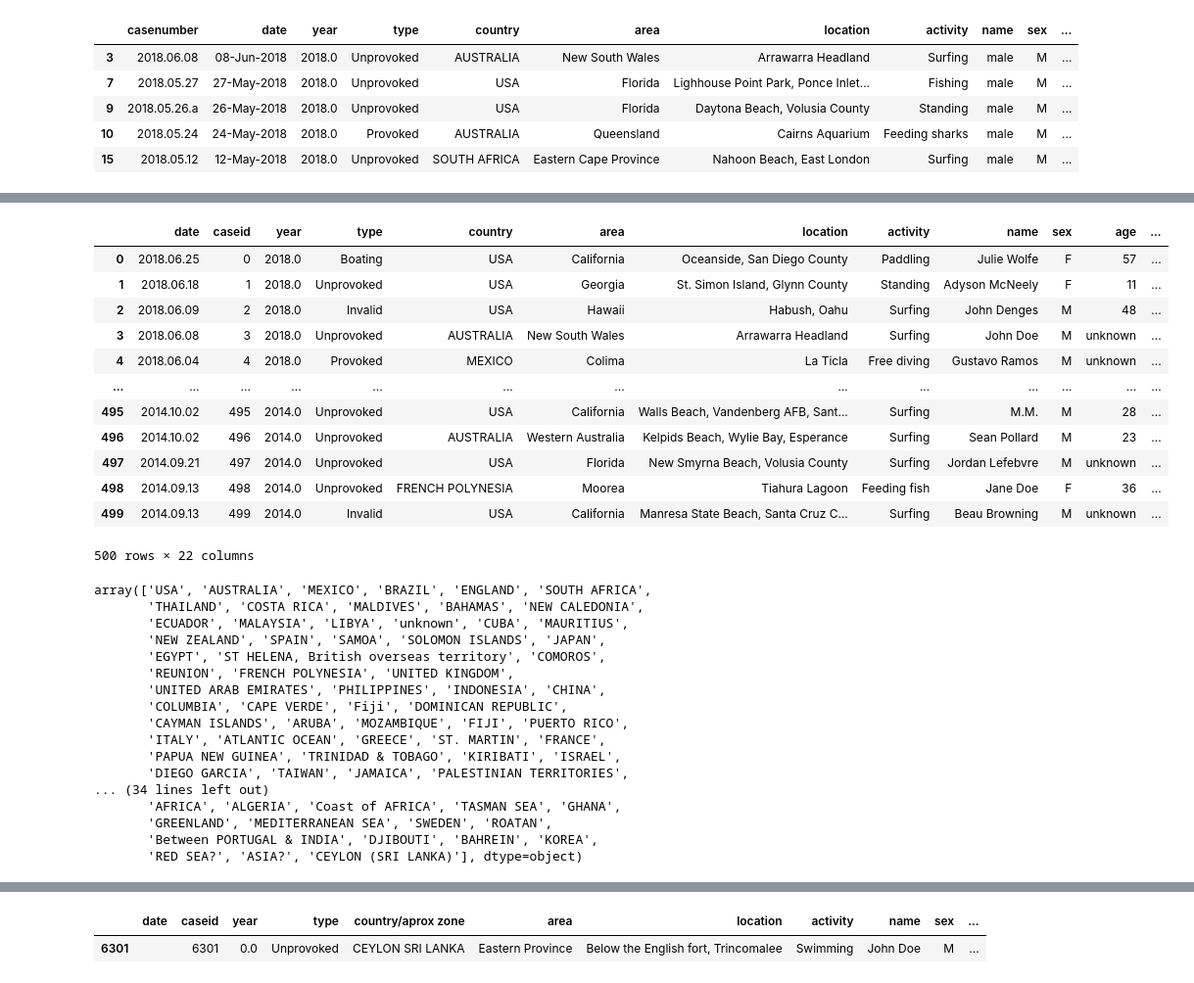
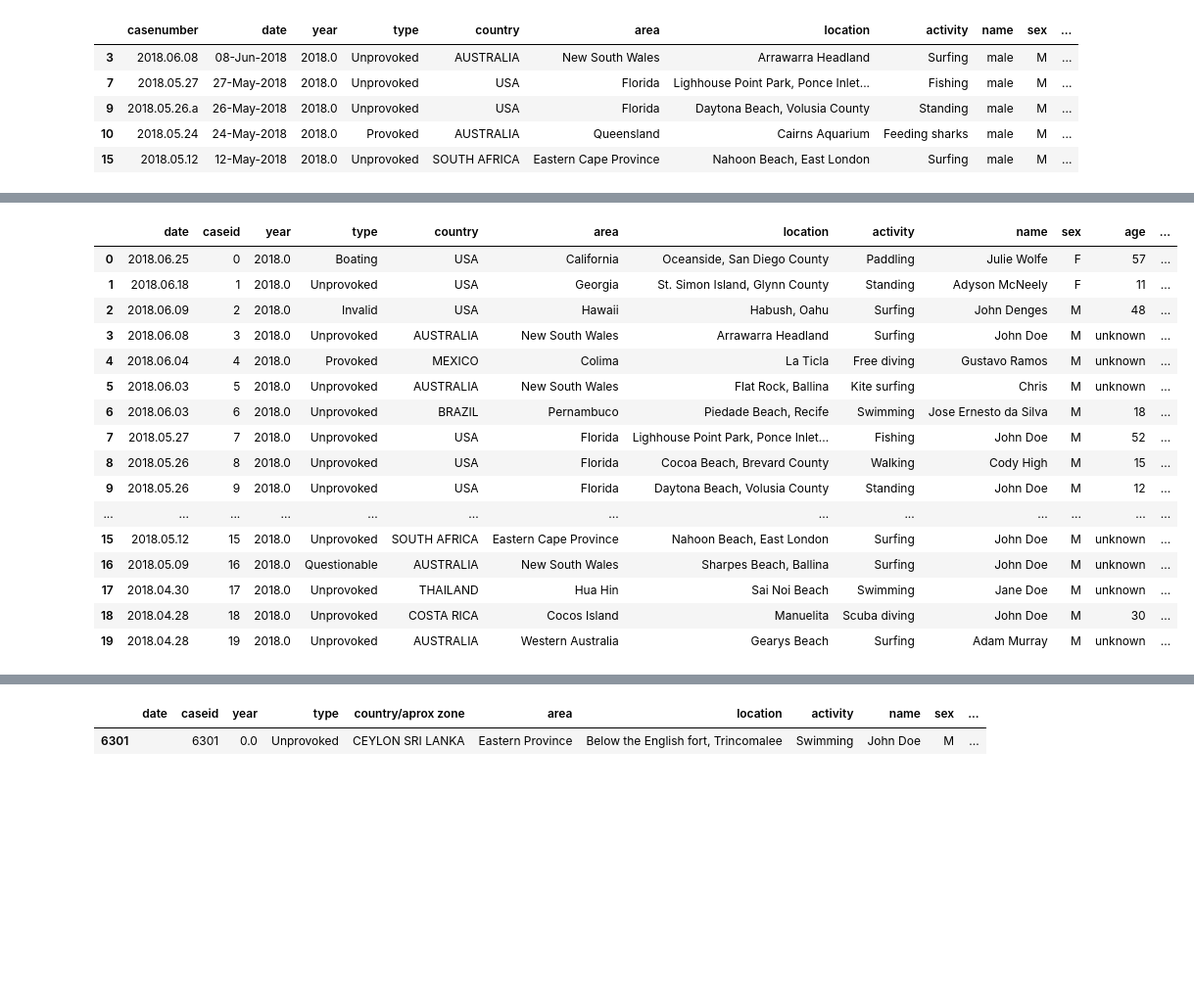
Before and after one commit to fjgarciaes/ProyectoSharks, a Jupyter notebook: Limpieza Sharks.ipynb, the cells around one changed output, grey strips where cells are left out. Shown: that part at 98% size. Cells and saved outputs as stored; diff of their text form; code cells hidden in the pictures; blank space fills up the shorter version.

```diff
--- a/Limpieza Sharks.ipynb
+++ b/Limpieza Sharks.ipynb
@@ -276,6 +261,12 @@ for e in s2.name:
     elif 'female' in e:
         e =e.replace('female' ,'Jane Doe')
         new_name.append(e)
+    elif 'males' in e:
+        e =e.replace('males', 'John Doe')
+        new_name.append(e)
+    elif 'females' in e:
+        e =e.replace('females', 'John Doe')
+        new_name.append(e)
     else:
         new_name.append(e)
 # %%
@@ -302,41 +293,25 @@ def limpiar_date(x):
 # %%
 s2['date'] = s2['date'].apply(limpiar_date)
 # %%
-s2.head(500)
+s2.head(20)
 # %% [output]
 |  | date | caseid | year | type | country | area | location | activity | name | sex | age | ... |
 | 0 | 2018.06.25 | 0 | 2018.0 | Boating | USA | California | Oceanside, San Diego County | Paddling | Julie Wolfe | F | 57 | ... |
 | 1 | 2018.06.18 | 1 | 2018.0 | Unprovoked | USA | Georgia | St. Simon Island, Glynn County | Standing | Adyson McNeely | F | 11 | ... |
 | 2 | 2018.06.09 | 2 | 2018.0 | Invalid | USA | Hawaii | Habush, Oahu | Surfing | John Denges | M | 48 | ... |
 | 3 | 2018.06.08 | 3 | 2018.0 | Unprovoked | AUSTRALIA | New South Wales | Arrawarra Headland | Surfing | John Doe | M | unknown | ... |
 | 4 | 2018.06.04 | 4 | 2018.0 | Provoked | MEXICO | Colima | La Ticla | Free diving | Gustavo Ramos | M | unknown | ... |
+| 5 | 2018.06.03 | 5 | 2018.0 | Unprovoked | AUSTRALIA | New South Wales | Flat Rock, Ballina | Kite surfing | Chris | M | unknown | ... |
+| 6 | 2018.06.03 | 6 | 2018.0 | Unprovoked | BRAZIL | Pernambuco | Piedade Beach, Recife | Swimming | Jose Ernesto da Silva | M | 18 | ... |
+| 7 | 2018.05.27 | 7 | 2018.0 | Unprovoked | USA | Florida | Lighhouse Point Park, Ponce Inlet... | Fishing | John Doe | M | 52 | ... |
+| 8 | 2018.05.26 | 8 | 2018.0 | Unprovoked | USA | Florida | Cocoa Beach, Brevard County | Walking | Cody High | M | 15 | ... |
+| 9 | 2018.05.26 | 9 | 2018.0 | Unprovoked | USA | Florida | Daytona Beach, Volusia County | Standing | John Doe | M | 12 | ... |
 | ... | ... | ... | ... | ... | ... | ... | ... | ... | ... | ... | ... | ... |
-| 495 | 2014.10.02 | 495 | 2014.0 | Unprovoked | USA | California | Walls Beach, Vandenberg AFB, Sant... | Surfing | M.M. | M | 28 | ... |
-| 496 | 2014.10.02 | 496 | 2014.0 | Unprovoked | AUSTRALIA | Western Australia | Kelpids Beach, Wylie Bay, Esperance | Surfing | Sean Pollard | M | 23 | ... |
-| 497 | 2014.09.21 | 497 | 2014.0 | Unprovoked | USA | Florida | New Smyrna Beach, Volusia County | Surfing | Jordan Lefebvre | M | unknown | ... |
-| 498 | 2014.09.13 | 498 | 2014.0 | Unprovoked | FRENCH POLYNESIA | Moorea | Tiahura Lagoon | Feeding fish | Jane Doe | F | 36 | ... |
-| 499 | 2014.09.13 | 499 | 2014.0 | Invalid | USA | California | Manresa State Beach, Santa Cruz C... | Surfing | Beau Browning | M | unknown | ... |
+| 15 | 2018.05.12 | 15 | 2018.0 | Unprovoked | SOUTH AFRICA | Eastern Cape Province | Nahoon Beach, East London | Surfing | John Doe | M | unknown | ... |
+| 16 | 2018.05.09 | 16 | 2018.0 | Questionable | AUSTRALIA | New South Wales | Sharpes Beach, Ballina | Surfing | John Doe | M | unknown | ... |
+| 17 | 2018.04.30 | 17 | 2018.0 | Unprovoked | THAILAND | Hua Hin | Sai Noi Beach | Swimming | Jane Doe | M | unknown | ... |
+| 18 | 2018.04.28 | 18 | 2018.0 | Unprovoked | COSTA RICA | Cocos Island | Manuelita | Scuba diving | John Doe | M | 30 | ... |
+| 19 | 2018.04.28 | 19 | 2018.0 | Unprovoked | AUSTRALIA | Western Australia | Gearys Beach | Surfing | Adam Murray | M | unknown | ... |
-500 rows × 22 columns
-# %%
-s2['country'].unique()
-# %% [output]
-array(['USA', 'AUSTRALIA', 'MEXICO', 'BRAZIL', 'ENGLAND', 'SOUTH AFRICA',
-       'THAILAND', 'COSTA RICA', 'MALDIVES', 'BAHAMAS', 'NEW CALEDONIA',
-       'ECUADOR', 'MALAYSIA', 'LIBYA', 'unknown', 'CUBA', 'MAURITIUS',
-       'NEW ZEALAND', 'SPAIN', 'SAMOA', 'SOLOMON ISLANDS', 'JAPAN',
-       'EGYPT', 'ST HELENA, British overseas territory', 'COMOROS',
-       'REUNION', 'FRENCH POLYNESIA', 'UNITED KINGDOM',
-       'UNITED ARAB EMIRATES', 'PHILIPPINES', 'INDONESIA', 'CHINA',
-       'COLUMBIA', 'CAPE VERDE', 'Fiji', 'DOMINICAN REPUBLIC',
-       'CAYMAN ISLANDS', 'ARUBA', 'MOZAMBIQUE', 'FIJI', 'PUERTO RICO',
-       'ITALY', 'ATLANTIC OCEAN', 'GREECE', 'ST. MARTIN', 'FRANCE',
-       'PAPUA NEW GUINEA', 'TRINIDAD & TOBAGO', 'KIRIBATI', 'ISRAEL',
-       'DIEGO GARCIA', 'TAIWAN', 'JAMAICA', 'PALESTINIAN TERRITORIES',
-... (34 lines left out)
-       'AFRICA', 'ALGERIA', 'Coast of AFRICA', 'TASMAN SEA', 'GHANA',
-       'GREENLAND', 'MEDITERRANEAN SEA', 'SWEDEN', 'ROATAN',
-       'Between PORTUGAL & INDIA', 'DJIBOUTI', 'BAHREIN', 'KOREA',
-       'RED SEA?', 'ASIA?', 'CEYLON (SRI LANKA)'], dtype=object)
 # %%
 s2=s2.rename(columns={'country': 'country/aprox zone'})  # Se cambia el nombre ya que los datos no son unicamente paises,
 # %%
```
Also changed, not shown: parts of 32 cells of this notebook.
